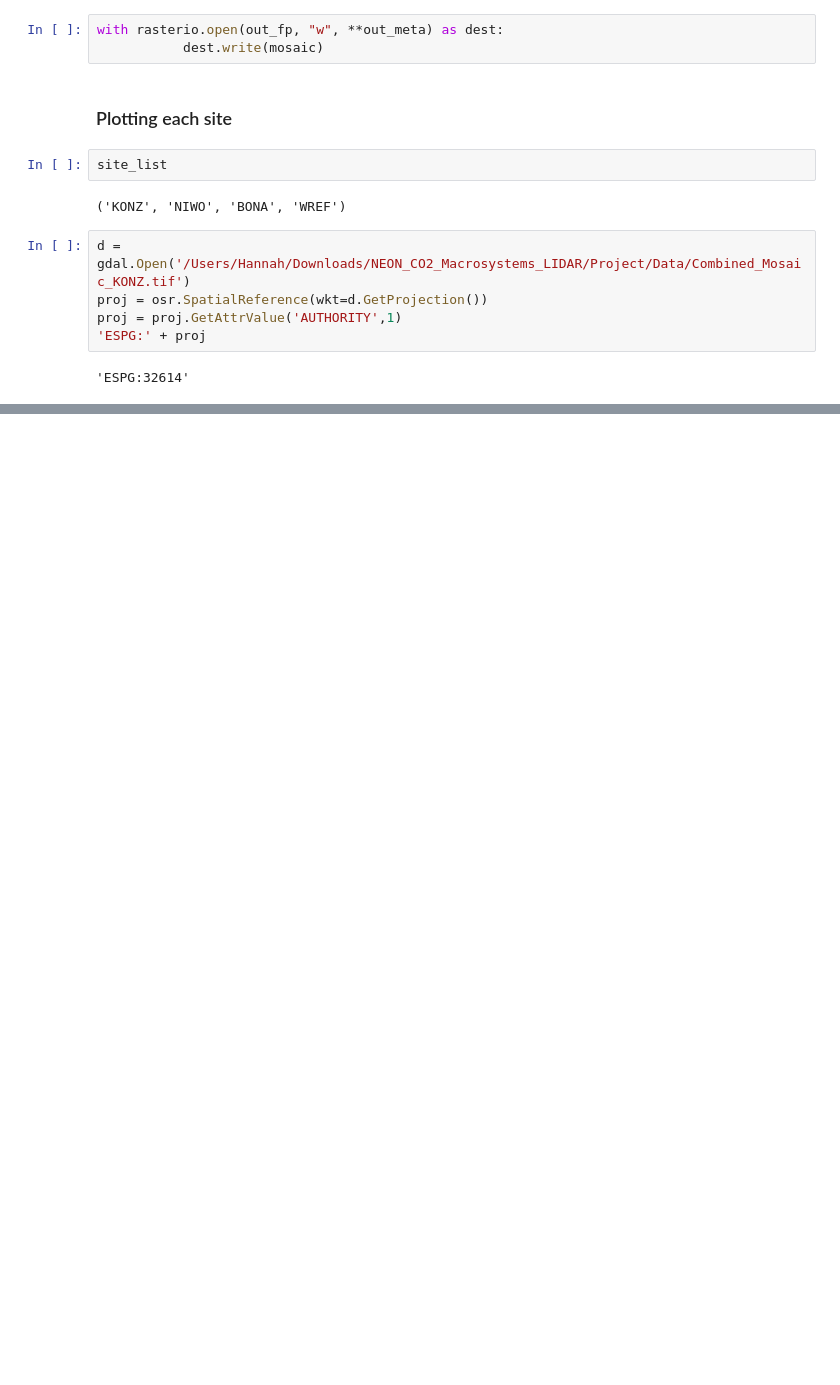
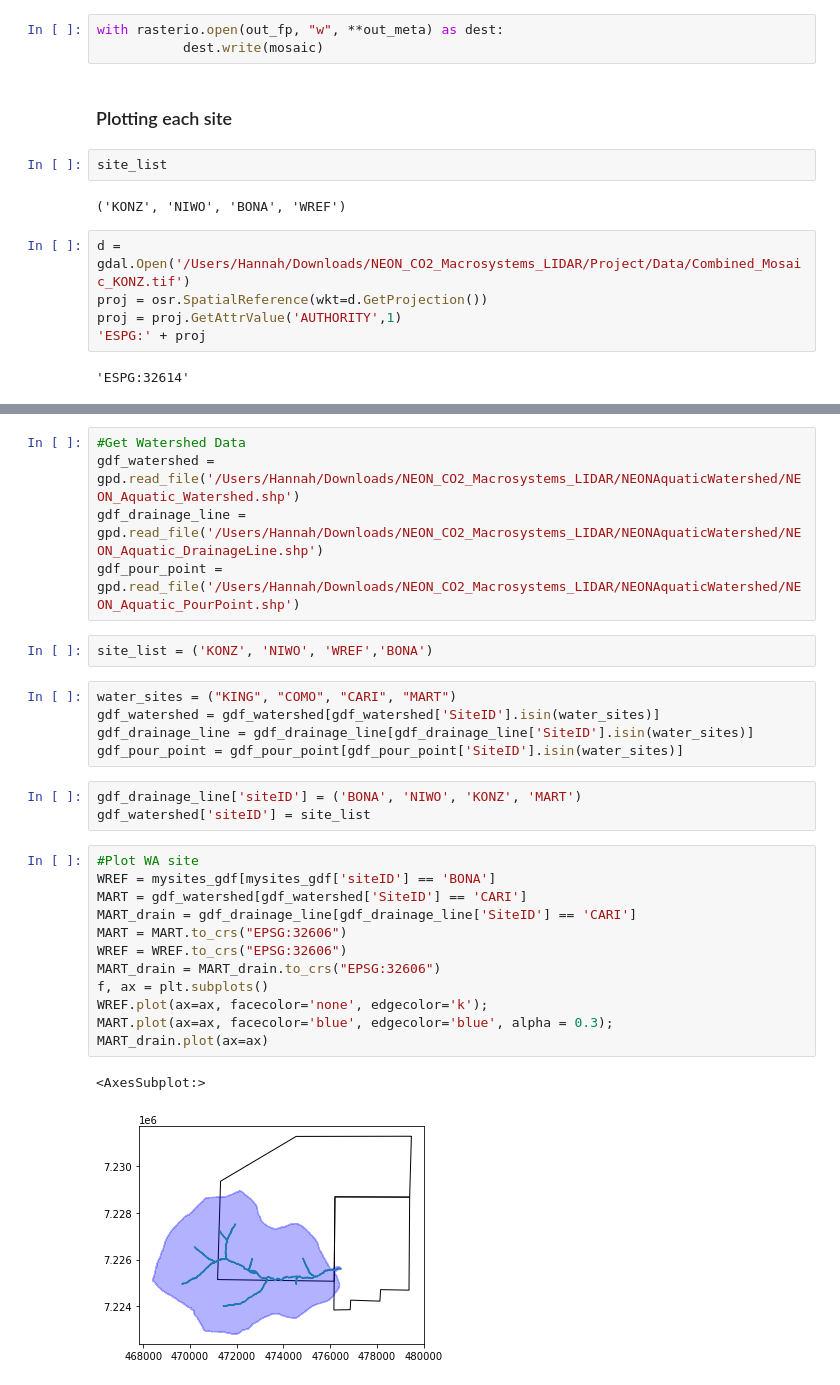
Before and after one commit to hannahconroy/NEON_CO2_Macrosystems_LIDAR, a Jupyter notebook: Project/Site_Boundaries.ipynb, the cells around one changed output, grey strips where cells are left out. Saved outputs shown, nothing was run; the diff lists cells and outputs as text; blank space fills up the shorter version.

```diff
--- a/Project/Site_Boundaries.ipynb
+++ b/Project/Site_Boundaries.ipynb
@@ -279,0 +290,30 @@ for site in site_list:
+# %%
+#Get Watershed Data
+gdf_watershed = gpd.read_file('/Users/Hannah/Downloads/NEON_CO2_Macrosystems_LIDAR/NEONAquaticWatershed/NEON_Aquatic_Watershed.shp')
+gdf_drainage_line = gpd.read_file('/Users/Hannah/Downloads/NEON_CO2_Macrosystems_LIDAR/NEONAquaticWatershed/NEON_Aquatic_DrainageLine.shp')
+gdf_pour_point = gpd.read_file('/Users/Hannah/Downloads/NEON_CO2_Macrosystems_LIDAR/NEONAquaticWatershed/NEON_Aquatic_PourPoint.shp')
+# %%
+site_list = ('KONZ', 'NIWO', 'WREF','BONA')
+# %%
+water_sites = ("KING", "COMO", "CARI", "MART")
+gdf_watershed = gdf_watershed[gdf_watershed['SiteID'].isin(water_sites)]
+gdf_drainage_line = gdf_drainage_line[gdf_drainage_line['SiteID'].isin(water_sites)]
+gdf_pour_point = gdf_pour_point[gdf_pour_point['SiteID'].isin(water_sites)]
+# %%
+gdf_drainage_line['siteID'] = ('BONA', 'NIWO', 'KONZ', 'MART')
+gdf_watershed['siteID'] = site_list
+# %%
+#Plot WA site
+WREF = mysites_gdf[mysites_gdf['siteID'] == 'BONA']
+MART = gdf_watershed[gdf_watershed['SiteID'] == 'CARI']
+MART_drain = gdf_drainage_line[gdf_drainage_line['SiteID'] == 'CARI']
+MART = MART.to_crs("EPSG:32606")
+WREF = WREF.to_crs("EPSG:32606")
+MART_drain = MART_drain.to_crs("EPSG:32606")
+f, ax = plt.subplots()
+WREF.plot(ax=ax, facecolor='none', edgecolor='k');
+MART.plot(ax=ax, facecolor='blue', edgecolor='blue', alpha = 0.3);
+MART_drain.plot(ax=ax)
+# %% [output]
+<AxesSubplot:>
+[figure, added]
```
Also changed, not shown: parts of 5 cells of this notebook.
